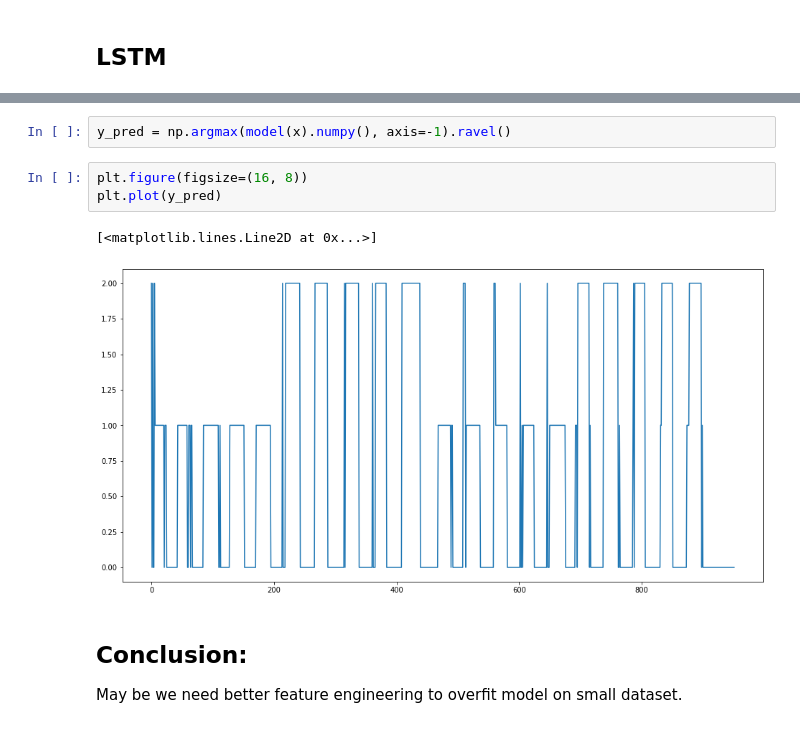
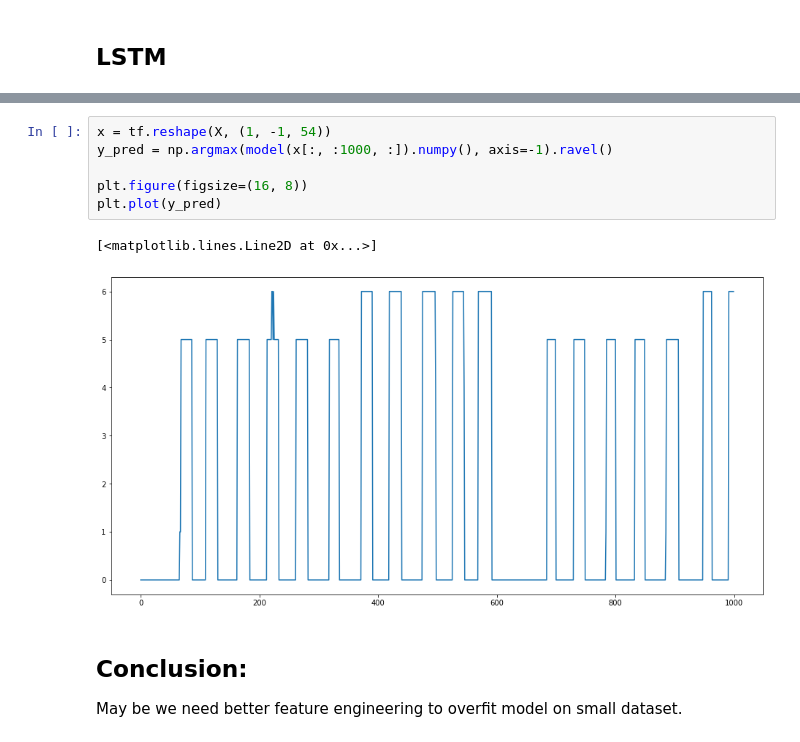
Before and after one commit to balezz/Punch_DL, a Jupyter notebook: LSTM-Normalized-Stream.ipynb, the cells around one changed output, grey strips where cells are left out. Drawn from its saved outputs; the diff is of its cells as text.

```diff
--- a/LSTM-Normalized-Stream.ipynb
+++ b/LSTM-Normalized-Stream.ipynb
@@ -169,11 +215,12 @@ x = tf.reshape(X, (1, -1, 54))
 # %%
-y_pred = np.argmax(model(x).numpy(), axis=-1).ravel()
+x = tf.reshape(X, (1, -1, 54))
+y_pred = np.argmax(model(x[:, :1000, :]).numpy(), axis=-1).ravel()
+
+plt.figure(figsize=(16, 8))
+plt.plot(y_pred)
+# %% [output]
+[<matplotlib.lines.Line2D at 0x...>]
+[figure, added]
-# %%
-plt.figure(figsize=(16, 8))
-plt.plot(y_pred)
-# %% [output]
-[<matplotlib.lines.Line2D at 0x...>]
-[figure, removed]
 # %% [markdown]
 ## Conclusion:
 May be we need better feature engineering to overfit model on small dataset.
```
Also changed, not shown: parts of 19 cells of this notebook.
